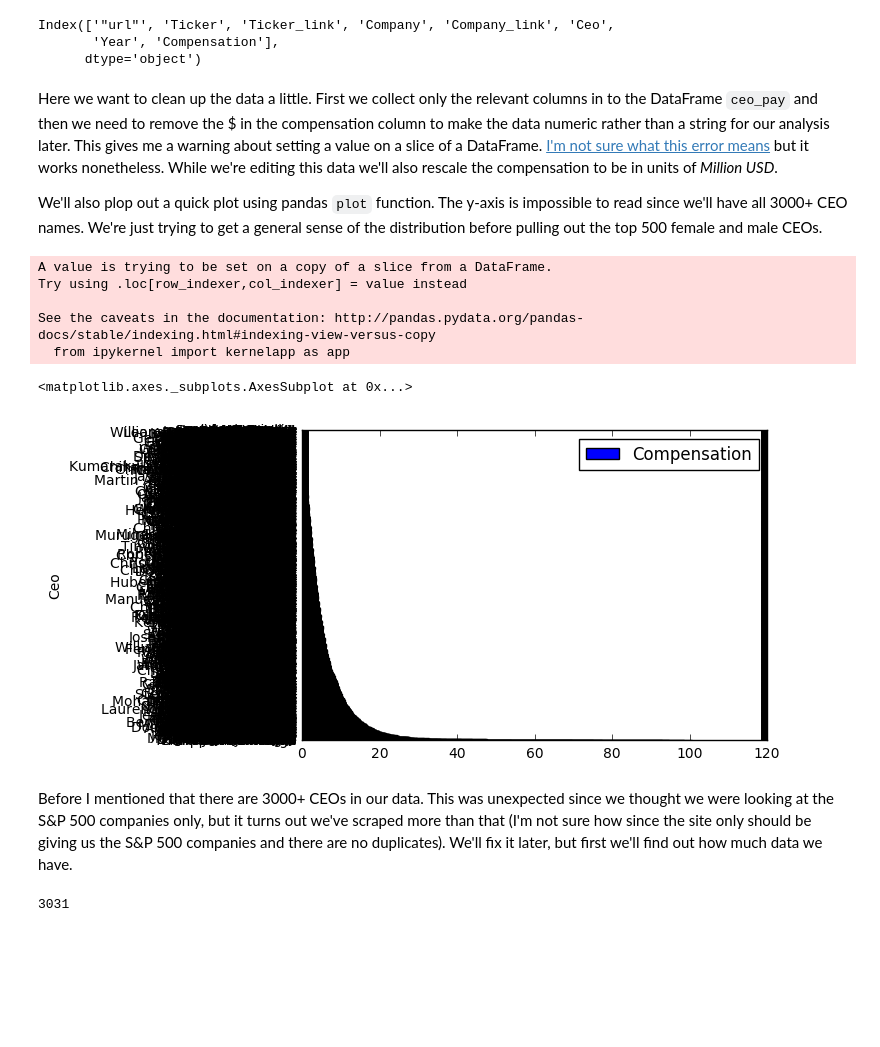
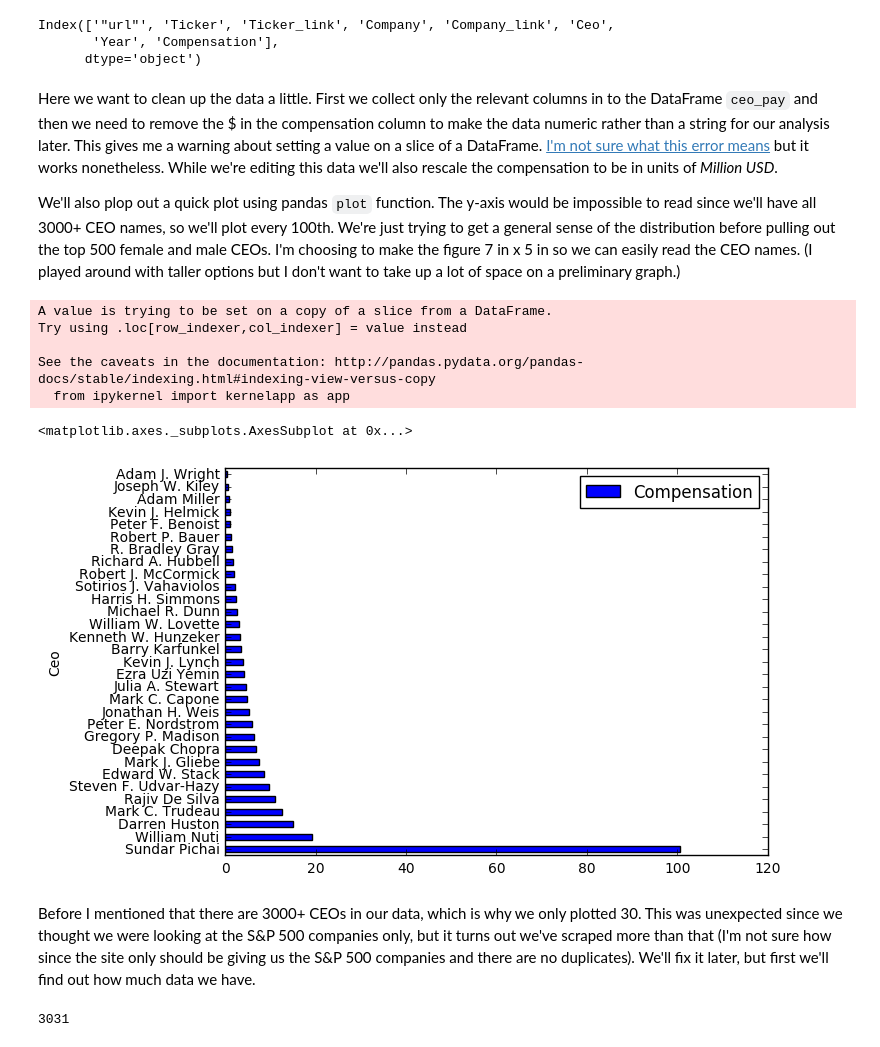
Before and after one commit to kaumaron/Data_Science, a Jupyter notebook: CEO_Compensation/CEO_Compensation.ipynb, the cells around one changed output. Saved outputs shown, nothing was run; the diff lists cells and outputs as text; code cells hidden in the pictures; blank space fills up the shorter version.

```diff
--- a/CEO_Compensation/CEO_Compensation.ipynb
+++ b/CEO_Compensation/CEO_Compensation.ipynb
@@ -31,7 +33,7 @@ Index(['﻿"url"', 'Ticker', 'Ticker_link', 'Company', 'Company_link', 'Ceo',
 # %% [markdown]
 Here we want to clean up the data a little. First we collect only the relevant columns in to the DataFrame `ceo_pay` and then we need to remove the $ in the compensation column to make the data numeric rather than a string for our analysis later. This gives me a warning about setting a value on a slice of a DataFrame. [I'm not sure what this error means](https://stackoverflow.com/questions/20625582/how-to-deal-with-settingwithcopywarning-in-pandas) but it works nonetheless. While we're editing this data we'll also rescale the compensation to be in units of _Million USD_.
 
-We'll also plop out a quick plot using pandas `plot` function. The y-axis is impossible to read since we'll have all 3000+ CEO names. We're just trying to get a general sense of the distribution before pulling out the top 500 female and male CEOs.
+We'll also plop out a quick plot using pandas `plot` function. The y-axis would be impossible to read since we'll have all 3000+ CEO names, so we'll plot every 100th. We're just trying to get a general sense of the distribution before pulling out the top 500 female and male CEOs. I'm choosing to make the figure 7 in x 5 in so we can easily read the CEO names. (I played around with taller options but I don't want to take up a lot of space on a preliminary graph.)
 # %%
 ceo_pay = raw_data[['Ceo','Company', 'Compensation']]
 ceo_pay['Compensation'] = ceo_pay['Compensation'].str.replace(r'\$','').str.replace(',','').astype('int')/1e6
@@ -42,12 +44,12 @@ Try using .loc[row_indexer,col_indexer] = value instead
 See the caveats in the documentation: http://pandas.pydata.org/pandas-docs/stable/indexing.html#indexing-view-versus-copy
   from ipykernel import kernelapp as app
 # %%
-ceo_pay.plot.barh(x='Ceo', y='Compensation')
+ceo_pay[::100].plot.barh(x='Ceo', y='Compensation',figsize=(7,5))
 # %% [output]
 <matplotlib.axes._subplots.AxesSubplot at 0x...>
-[figure, old version]
+[figure, new version]
 # %% [markdown]
-Before I mentioned that there are 3000+ CEOs in our data. This was unexpected since we thought we were looking at the S&P 500 companies only, but it turns out we've scraped more than that (I'm not sure how since the site only should be giving us the S&P 500 companies and there are no duplicates). We'll fix it later, but first we'll find out how much data we have.
+Before I mentioned that there are 3000+ CEOs in our data, which is why we only plotted 30. This was unexpected since we thought we were looking at the S&P 500 companies only, but it turns out we've scraped more than that (I'm not sure how since the site only should be giving us the S&P 500 companies and there are no duplicates). We'll fix it later, but first we'll find out how much data we have.
 # %%
 len(raw_data.Ceo.unique())
 # %% [output]
```
Also changed, not shown: parts of 18 cells of this notebook, 2 other files.
